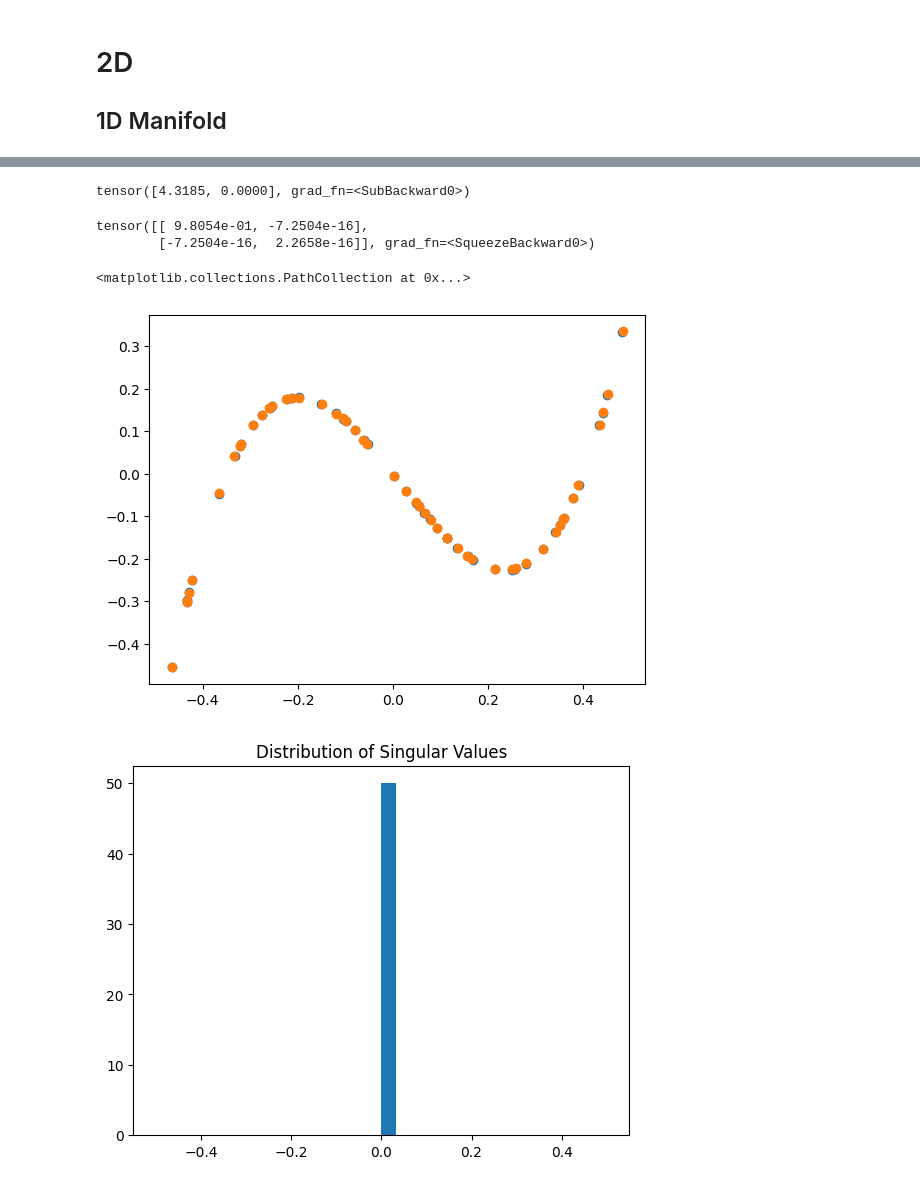
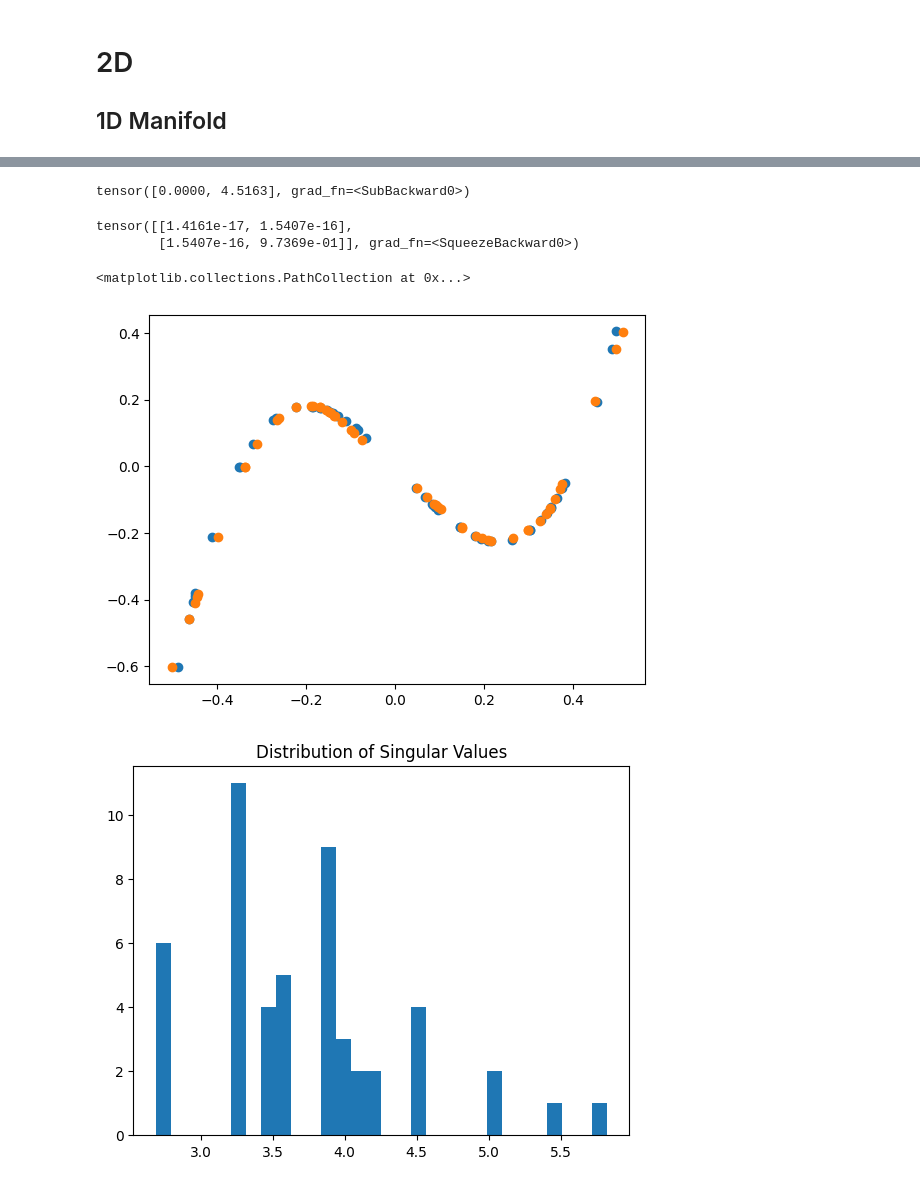
Before and after one commit to IDEALLab/Least_Volume_ICLR2024, a Jupyter notebook: notebook/dynamic_pruning.ipynb, the cells around one changed output, grey strips where cells are left out. Saved outputs shown, nothing was run; the diff lists cells and outputs as text; code cells hidden in the pictures.

```diff
--- a/notebook/dynamic_pruning.ipynb
+++ b/notebook/dynamic_pruning.ipynb
@@ -27,8 +28,11 @@ plt.show()
 # %%
 configs = generate_configs(2, [32]*4, 'prune')
 configs['beta'] = 0.9
-configs['z_t'] = 5e-3
-configs['r_t'] = 1e-6
+configs['z_t'] = 3e-3
+configs['r_t'] = 3e-6
 ae = DynamicPruningAE(configs, MLP, SNMLP, torch.optim.Adam, [1., 1e-4])
 
 data = torch.stack([X, Y], dim=-1)
+dataloader = DataLoader(data, batch_size=50, shuffle=True)
+
+ae.fit(dataloader, 5000)
@@ -57,27 +52,27 @@ plt.show()
 # %%
 z.max(0)[0] - z.min(0)[0]
 # %% [output]
-tensor([4.3185, 0.0000], grad_fn=<SubBackward0>)
+tensor([0.0000, 4.5163], grad_fn=<SubBackward0>)
 # %%
 z.T.cov()
 # %% [output]
-tensor([[ 9.8054e-01, -7.2504e-16],
-        [-7.2504e-16,  2.2658e-16]], grad_fn=<SqueezeBackward0>)
+tensor([[1.4161e-17, 1.5407e-16],
+        [1.5407e-16, 9.7369e-01]], grad_fn=<SqueezeBackward0>)
 # %%
 rec = ae.decode(z).detach().numpy()
 plt.scatter(X.numpy(), Y.numpy())
 plt.scatter(rec[:, 0], rec[:, 1])
 # %% [output]
 <matplotlib.collections.PathCollection at 0x...>
-[figure, old version]
+[figure, new version]
 # %%
 def f(x):
     return ae.encode(x).sum(0)
 
 jcb = torch.autograd.functional.jacobian(f, data).transpose(1,0)
-eig_list = torch.stack([svd(j[[1]])[1] for j in jcb])
+eig_list = torch.stack([svd(j)[1][0] for j in jcb])
 plt.hist(eig_list.numpy(), bins=30)
 plt.title('Distribution of Singular Values')
 plt.show()
 # %% [output]
-[figure, old version]
+[figure, new version]
```
Also changed, not shown: parts of 30 cells of this notebook, 2 other files.
